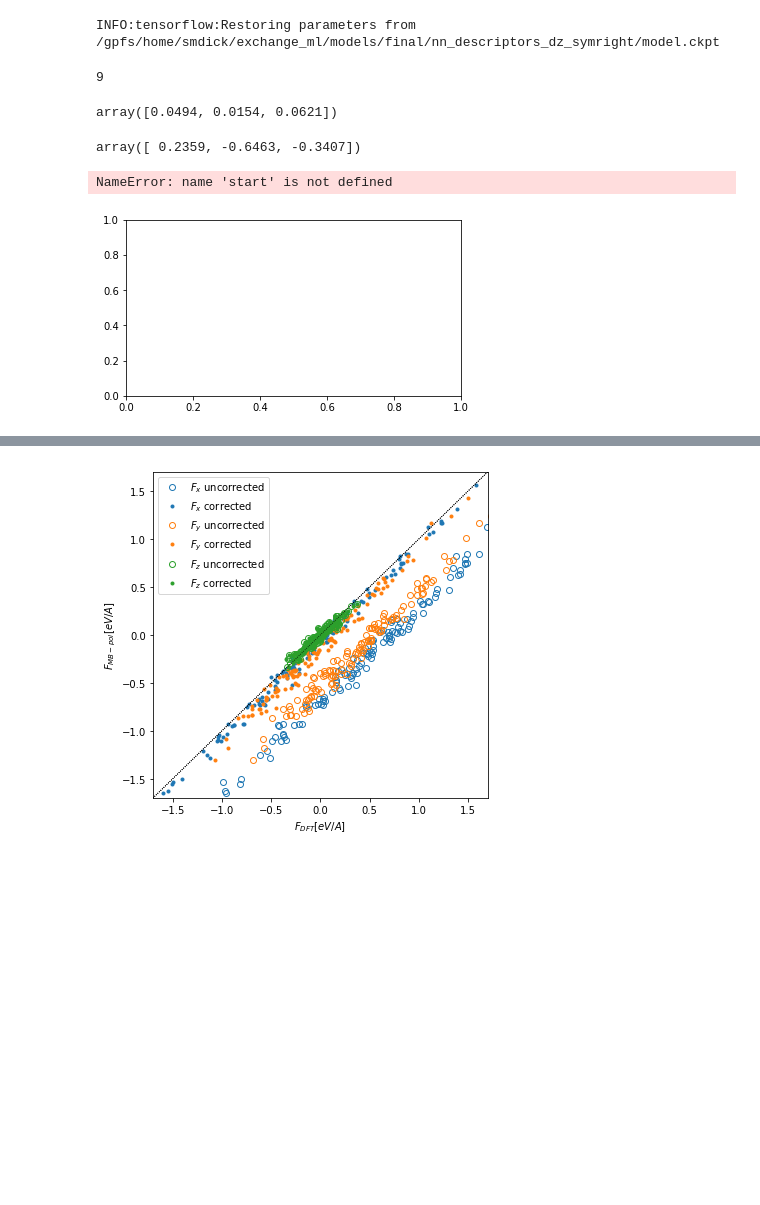
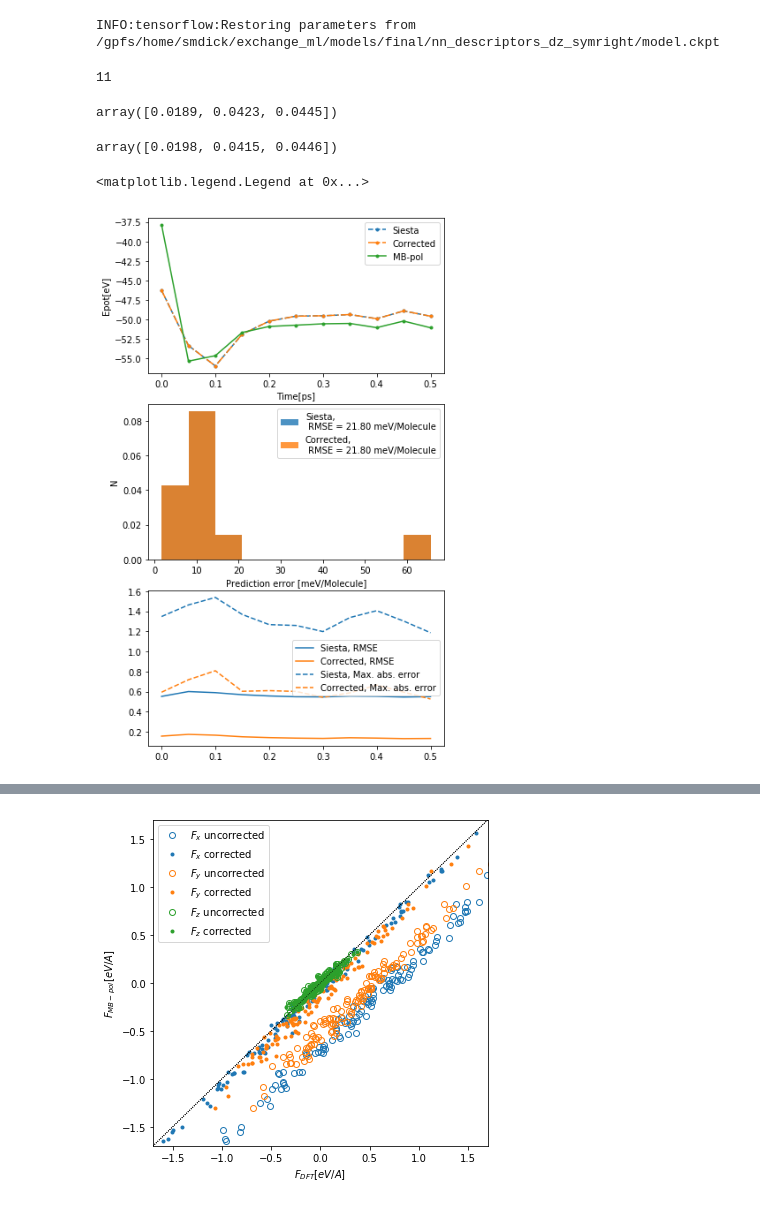
Before and after one commit to semodi/mlcf, a Jupyter notebook: analysis/test_along_traj.ipynb, the cells around one changed output, grey strips where cells are left out. Cells and saved outputs as stored; diff of their text form; code cells hidden in the pictures; blank space fills up the shorter version.

Commit message:
force tests

```diff
--- a/analysis/test_along_traj.ipynb
+++ b/analysis/test_along_traj.ipynb
@@ -16,8 +16,8 @@ Populating the interactive namespace from numpy and matplotlib
 # %%
 basis = 'dz_custom'
 features = 'descr'
-path = '/gpfs/scratch/smdick/md_siesta_descr/'
-every = 500
+path = '/gpfs/scratch/smdick/md_siesta_atomic/'
+every = 100
 # %%
 #Load relevant models
 
@@ -61,32 +61,37 @@ def shrink_file(path, block_size, every):
 # Load data
 
 if features == 'descr':
-    n_o_orb = 18
-    n_h_orb = 8
+    n_o_orb = 50
+    n_h_orb = 26
 else:
     n_o_orb = c.par[features]['n_o_orb'][basis]
     n_h_orb = c.par[features]['n_h_orb'][basis]
 
 
-shrink_file(path + '/siesta/features.dat', 128 * (n_o_orb + 2 * n_h_orb), every)
-shrink_file(path + '/siesta/forces_siesta.dat', 128 * 3, every)
-shrink_file(path + '/siesta/forces_corrected.dat', 128 * 3, every)
+# shrink_file(path + '/siesta/features.dat', 128 * (n_o_orb + 2 * n_h_orb), every)
+# shrink_file(path + '/siesta/forces_siesta.dat', 128 * 3, every)
+# shrink_file(path + '/siesta/forces_corrected.dat', 128 * 3, every)
 
-feat =  np.genfromtxt(path +'/siesta/features_small.dat').reshape(-1,128,n_o_orb + 2 * n_h_orb)
-forces_siesta = np.genfromtxt(path +'/siesta/forces_siesta_small.dat').reshape(-1,128,3,3)
-forces_corrected = np.genfromtxt(path + '/siesta/forces_corrected_small.dat').reshape(-1,128,3,3)
+# feat =  np.genfromtxt(path +'/siesta/features_small.dat').reshape(-1,128,n_o_orb + 2 * n_h_orb)
+# forces_siesta = np.genfromtxt(path +'/siesta/forces_siesta_small.dat').reshape(-1,128,3,3)
+# forces_corrected = np.genfromtxt(path + '/siesta/forces_corrected_small.dat').reshape(-1,128,3,3)
+# energies = pd.read_csv(path + '/siesta/energies.dat', delim_whitespace= True).iloc[1::every]
+
+feat =  np.genfromtxt(path +'/siesta/features.dat').reshape(-1,128,n_o_orb + 2 * n_h_orb)[1::every]
+forces_siesta = np.genfromtxt(path +'/siesta/forces_siesta.dat').reshape(-1,128,3,3)[1::every]
+forces_corrected = np.genfromtxt(path + '/siesta/forces_corrected.dat').reshape(-1,128,3,3)[1::every]
 energies = pd.read_csv(path + '/siesta/energies.dat', delim_whitespace= True).iloc[1::every]
 len(energies)
 # %% [output]
-9
+11
 # %%
-np.sum(forces_siesta[-1].reshape(-1,3), axis =0)
+np.sum(forces_siesta[0].reshape(-1,3), axis =0)
 # %% [output]
-array([0.0494, 0.0154, 0.0621])
+array([0.0189, 0.0423, 0.0445])
 # %%
-np.sum(forces_corrected[-1].reshape(-1,3), axis =0)
+np.sum(forces_corrected[0].reshape(-1,3), axis =0)
 # %% [output]
-array([ 0.2359, -0.6463, -0.3407])
+array([0.0198, 0.0415, 0.0446])
 # %%
 # Calculate reference data
 forces_mbpol = []
@@ -129,40 +134,41 @@ for i in range(len(energies)):
 # %%
 figsize(6,11)
 subplot(3,1,1)
+start = 0
 meandev_siesta = np.mean(energies['Mbpol'] - energies['Siesta'])
 meandev_corrected = np.mean(energies['Mbpol'] - energies['Corrected'])
 t = np.arange(start,100000,every)[:len(energies)]/2000
 plot(t, energies['Siesta'] + meandev_siesta, ls = '--', marker = '.', label = 'Siesta')
 plot(t, energies['Corrected'] + meandev_corrected, ls = '-.', marker = '.', label = 'Corrected')
 plot(t, energies['Mbpol'], ls = '-', marker = '.', label = 'MB-pol')
 xlabel('Time[ps]')
 ylabel('Epot[eV]')
 legend()
 subplot(3,1,2)
 meandev_siesta = np.mean(energies['Mbpol'] - energies['Siesta'])
 meandev_corrected = np.mean(energies['Mbpol'] - energies['Corrected'])
 # plot(energies['Mbpol'], ls = '-', marker = '.', label = 'MB-pol')
 hist(abs(energies['Siesta'] + meandev_siesta-energies['Mbpol'])/0.128 ,
      label = 'Siesta,\n RMSE = {:.2f} meV/Molecule'.format(np.std(energies['Mbpol'] - energies['Siesta'])/0.128), alpha = 0.8,
      normed=True)
 hist(abs(energies['Corrected'] + meandev_corrected - energies['Mbpol'])/0.128,
      label = 'Corrected,\n RMSE = {:.2f} meV/Molecule'.format(np.std(energies['Mbpol'] - energies['Corrected'])/0.128), alpha = 0.8,
      normed = True)
 xlabel('Prediction error [meV/Molecule]')
 ylabel('N')
 
 legend()
 subplot(3,1,3)
 plot(t, rmse_force_siesta, ls = '-', marker = '', label = 'Siesta, RMSE')
 plot(t, rmse_force_corrected, ls = '-', marker = '', label = 'Corrected, RMSE')
 plot(t, max_force_siesta, ls = '--', marker = '', label = 'Siesta, Max. abs. error', color = 'C0')
 plot(t, max_force_corrected, ls = '--', marker = '', label = 'Corrected, Max. abs. error', color = 'C1')
 legend()
 # savefig('../figs/{}_errors.pdf'.format(path[path.rfind('/',0,-2)+1:-1]))
 # savefig('../figs/{}_errors.eps'.format(path[path.rfind('/',0,-2)+1:-1]))
 # %% [output]
-NameError: name 'start' is not defined
+<matplotlib.legend.Legend at 0x...>
-[figure, old version]
+[figure, new version]
 # %%
 if features == 'descr':
     symmetry = np.genfromtxt('../symmetry.dat')
```
Also changed, not shown: parts of 3 cells of this notebook, 6 other files.
